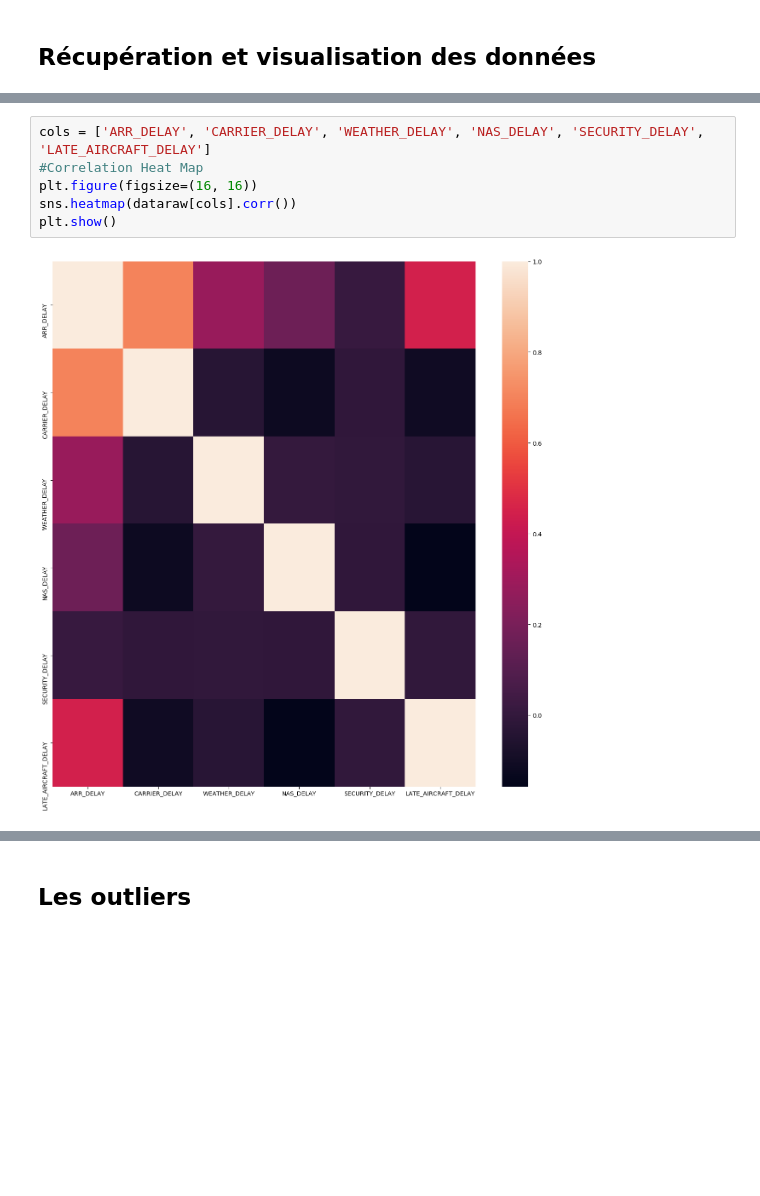
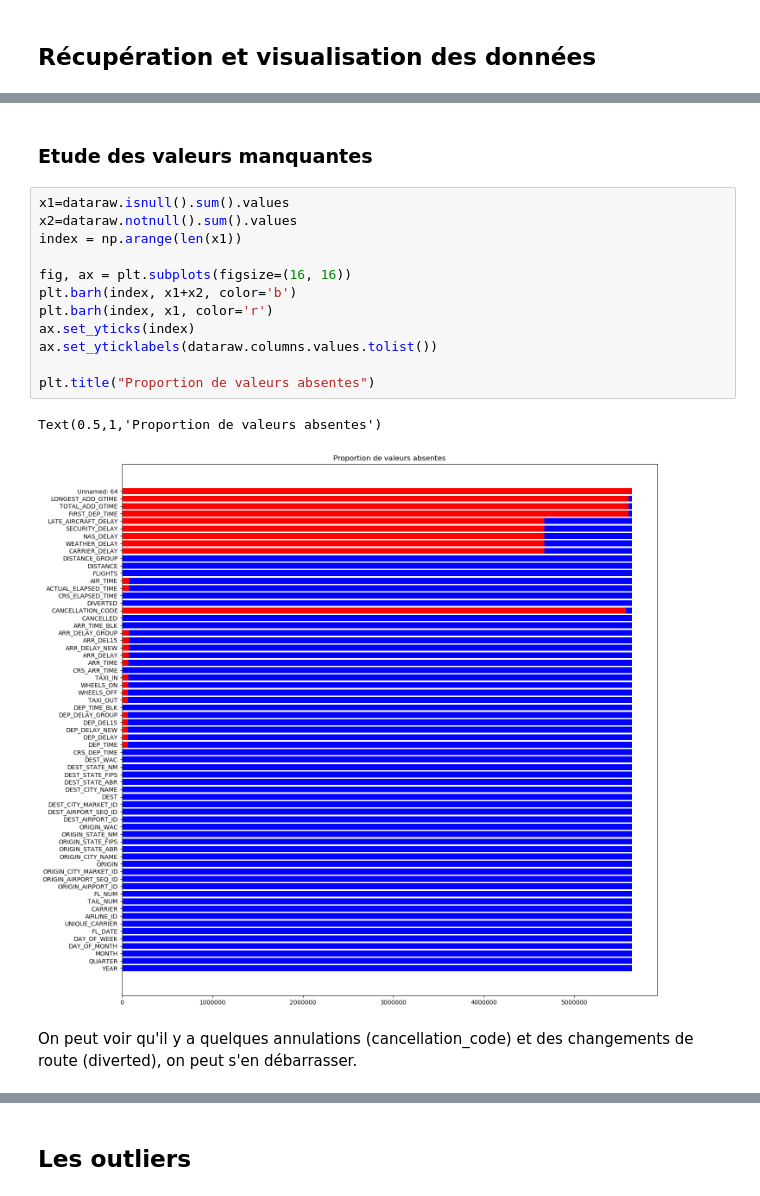
Before and after one commit to morganscao/Projet4, a Jupyter notebook: Notebooks/Projet4 - Analyse.ipynb, the cells around one changed output, grey strips where cells are left out. Drawn from its saved outputs; the diff is of its cells as text; blank space fills up the shorter version.

```diff
--- a/Notebooks/Projet4 - Analyse.ipynb
+++ b/Notebooks/Projet4 - Analyse.ipynb
@@ -85,11 +100,22 @@ dataraw.head()
-# %%
-cols = ['ARR_DELAY', 'CARRIER_DELAY', 'WEATHER_DELAY', 'NAS_DELAY', 'SECURITY_DELAY', 'LATE_AIRCRAFT_DELAY']
-#Correlation Heat Map
-plt.figure(figsize=(16, 16))
-sns.heatmap(dataraw[cols].corr())
-plt.show()
-# %% [output]
-[figure, removed]
+# %% [markdown]
+### Etude des valeurs manquantes
+# %%
+x1=dataraw.isnull().sum().values
+x2=dataraw.notnull().sum().values
+index = np.arange(len(x1))
+
+fig, ax = plt.subplots(figsize=(16, 16))
+plt.barh(index, x1+x2, color='b')
+plt.barh(index, x1, color='r')
+ax.set_yticks(index)
+ax.set_yticklabels(dataraw.columns.values.tolist())
+
+plt.title("Proportion de valeurs absentes")
+# %% [output]
+Text(0.5,1,'Proportion de valeurs absentes')
+[figure, added]
+# %% [markdown]
+On peut voir qu'il y a quelques annulations (cancellation_code) et des changements de route (diverted), on peut s'en débarrasser.
 # %%
 # On ne s'occupe pas de certains vols
 print(dataraw.CANCELLED.sum(), 'vols annulés')
```
Also changed, not shown: parts of 68 cells of this notebook, 51 other files.
